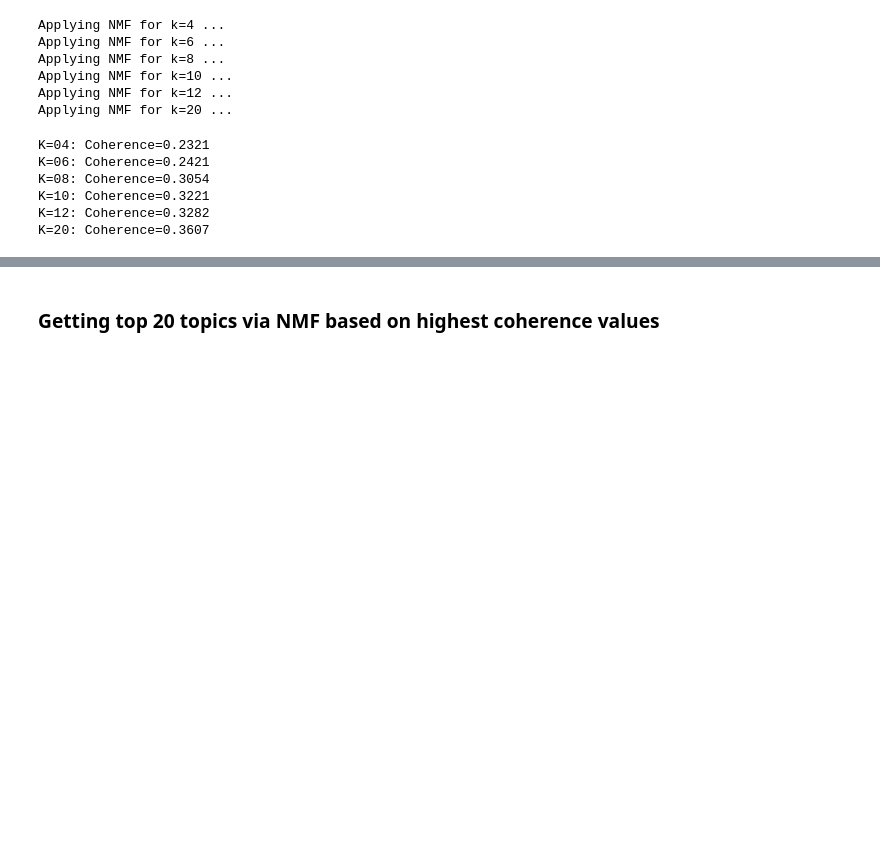
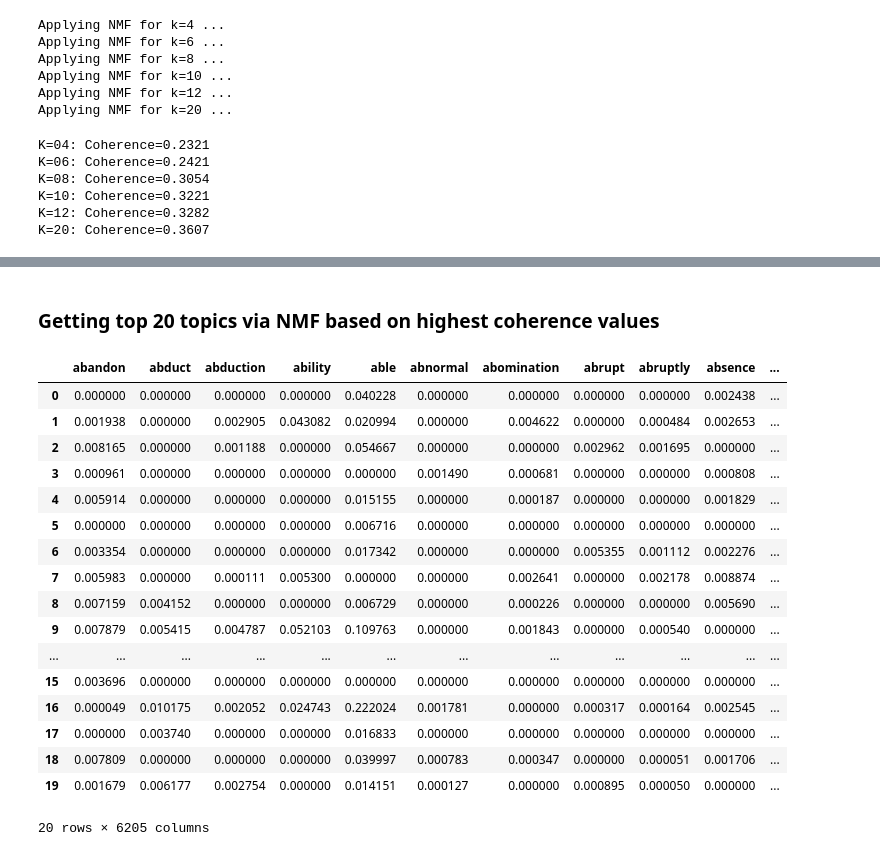
Before and after one commit to limesarelife/Milestone2, a Jupyter notebook: ReadScripts/unsupervised_subreddit_full_posts_NMF.ipynb, the cells around one changed output, grey strips where cells are left out. Cells and saved outputs as stored; diff of their text form; code cells hidden in the pictures; blank space fills up the shorter version.

Commit message:
unsuper_model_Comp
unsupervised model comparison in NMF notebook

```diff
--- a/ReadScripts/unsupervised_subreddit_full_posts_NMF.ipynb
+++ b/ReadScripts/unsupervised_subreddit_full_posts_NMF.ipynb
@@ -399,5 +402,35 @@ plt.show()
 from gensim import corpora
 from gensim.models import Nmf
 from gensim.models.coherencemodel import CoherenceModel
-# %% [markdown]
-### Getting top 20 topics via NMF based on highest coherence values
+# %% [markdown]
+### Getting top 20 topics via NMF based on highest coherence values
+# %%
+model_fin = NMF(n_components=20, random_state=RANDOM_SEED,max_iter=2000,init="nndsvd")
+
+# Fit the model to TF-IDF
+model_fin.fit(tf_idf)
+
+# Transform the TF-IDF: nmf_features
+nmf_features_fin = model_fin.transform(tf_idf)
+# %%
+components_fin = pd.DataFrame(model_fin.components_, columns=tf_idf_vectorizer.get_feature_names())
+components_fin
+# %% [output]
+|  | abandon | abduct | abduction | ability | able | abnormal | abomination | abrupt | abruptly | absence | ... |
+| 0 | 0.000000 | 0.000000 | 0.000000 | 0.000000 | 0.040228 | 0.000000 | 0.000000 | 0.000000 | 0.000000 | 0.002438 | ... |
+| 1 | 0.001938 | 0.000000 | 0.002905 | 0.043082 | 0.020994 | 0.000000 | 0.004622 | 0.000000 | 0.000484 | 0.002653 | ... |
+| 2 | 0.008165 | 0.000000 | 0.001188 | 0.000000 | 0.054667 | 0.000000 | 0.000000 | 0.002962 | 0.001695 | 0.000000 | ... |
+| 3 | 0.000961 | 0.000000 | 0.000000 | 0.000000 | 0.000000 | 0.001490 | 0.000681 | 0.000000 | 0.000000 | 0.000808 | ... |
+| 4 | 0.005914 | 0.000000 | 0.000000 | 0.000000 | 0.015155 | 0.000000 | 0.000187 | 0.000000 | 0.000000 | 0.001829 | ... |
+| 5 | 0.000000 | 0.000000 | 0.000000 | 0.000000 | 0.006716 | 0.000000 | 0.000000 | 0.000000 | 0.000000 | 0.000000 | ... |
+| 6 | 0.003354 | 0.000000 | 0.000000 | 0.000000 | 0.017342 | 0.000000 | 0.000000 | 0.005355 | 0.001112 | 0.002276 | ... |
+| 7 | 0.005983 | 0.000000 | 0.000111 | 0.005300 | 0.000000 | 0.000000 | 0.002641 | 0.000000 | 0.002178 | 0.008874 | ... |
+| 8 | 0.007159 | 0.004152 | 0.000000 | 0.000000 | 0.006729 | 0.000000 | 0.000226 | 0.000000 | 0.000000 | 0.005690 | ... |
+| 9 | 0.007879 | 0.005415 | 0.004787 | 0.052103 | 0.109763 | 0.000000 | 0.001843 | 0.000000 | 0.000540 | 0.000000 | ... |
+| ... | ... | ... | ... | ... | ... | ... | ... | ... | ... | ... | ... |
+| 15 | 0.003696 | 0.000000 | 0.000000 | 0.000000 | 0.000000 | 0.000000 | 0.000000 | 0.000000 | 0.000000 | 0.000000 | ... |
+| 16 | 0.000049 | 0.010175 | 0.002052 | 0.024743 | 0.222024 | 0.001781 | 0.000000 | 0.000317 | 0.000164 | 0.002545 | ... |
+| 17 | 0.000000 | 0.003740 | 0.000000 | 0.000000 | 0.016833 | 0.000000 | 0.000000 | 0.000000 | 0.000000 | 0.000000 | ... |
+| 18 | 0.007809 | 0.000000 | 0.000000 | 0.000000 | 0.039997 | 0.000783 | 0.000347 | 0.000000 | 0.000051 | 0.001706 | ... |
+| 19 | 0.001679 | 0.006177 | 0.002754 | 0.000000 | 0.014151 | 0.000127 | 0.000000 | 0.000895 | 0.000050 | 0.000000 | ... |
+20 rows × 6205 columns
```
Also changed, not shown: parts of 35 cells of this notebook, 2 other files.
